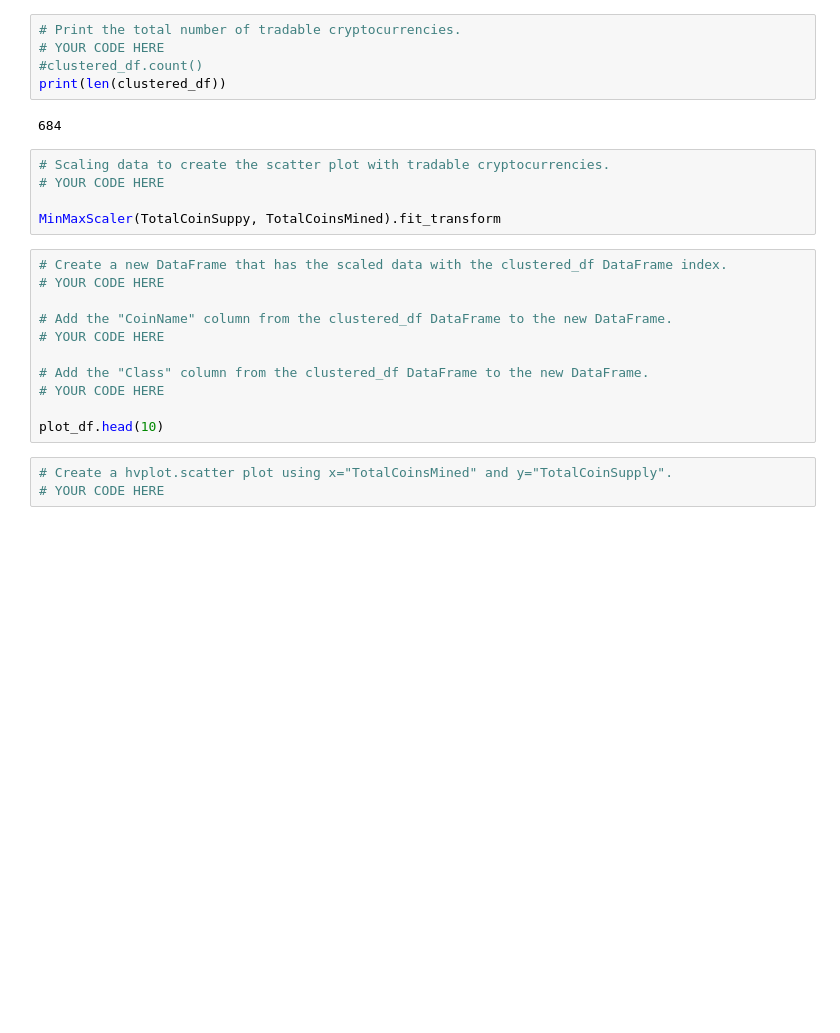
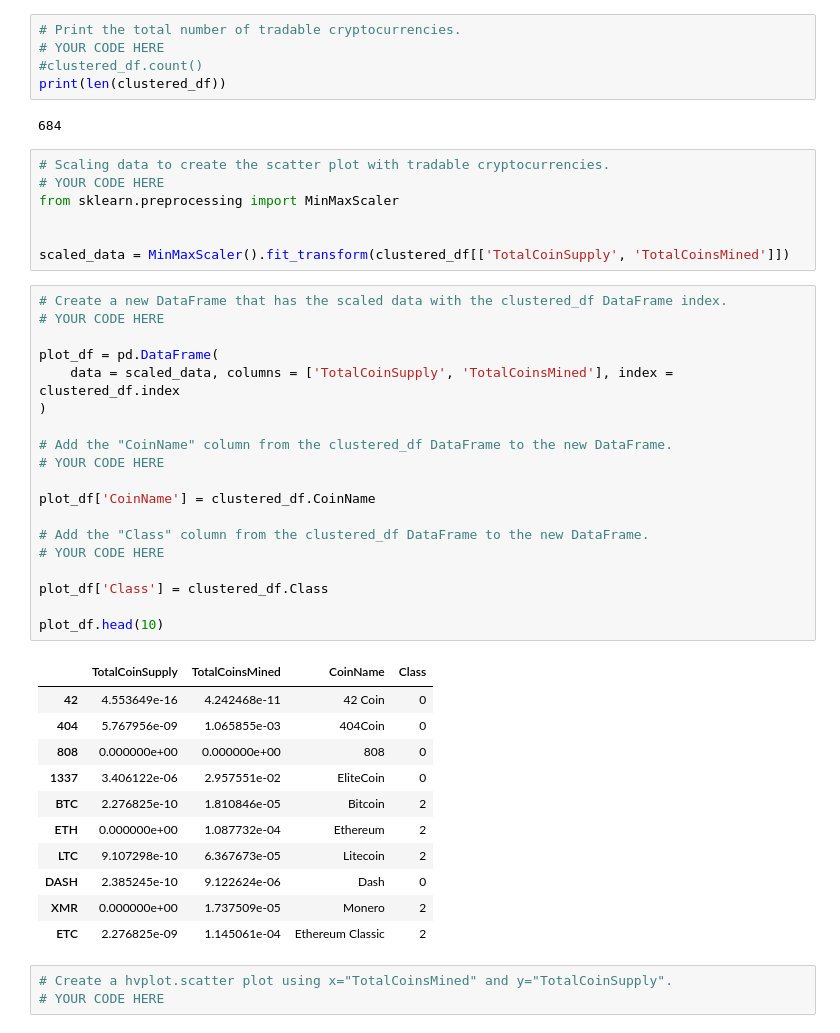
Before and after one commit to RileyCC56/Cryptocurrencies, a Jupyter notebook: Challenge/crypto_clustering.ipynb, the cells around one changed output. Saved outputs shown, nothing was run; the diff lists cells and outputs as text; blank space fills up the shorter version.

```diff
--- a/Challenge/crypto_clustering.ipynb
+++ b/Challenge/crypto_clustering.ipynb
@@ -335,19 +335,41 @@ print(len(clustered_df))
 # %%
 # Scaling data to create the scatter plot with tradable cryptocurrencies.
 # YOUR CODE HERE
+from sklearn.preprocessing import MinMaxScaler
 
-MinMaxScaler(TotalCoinSuppy, TotalCoinsMined).fit_transform
+
+scaled_data = MinMaxScaler().fit_transform(clustered_df[['TotalCoinSupply', 'TotalCoinsMined']])
 # %%
 # Create a new DataFrame that has the scaled data with the clustered_df DataFrame index.
 # YOUR CODE HERE
 
+plot_df = pd.DataFrame(
+    data = scaled_data, columns = ['TotalCoinSupply', 'TotalCoinsMined'], index = clustered_df.index
+)
+
 # Add the "CoinName" column from the clustered_df DataFrame to the new DataFrame.
 # YOUR CODE HERE
+
+plot_df['CoinName'] = clustered_df.CoinName
 
 # Add the "Class" column from the clustered_df DataFrame to the new DataFrame.
 # YOUR CODE HERE
 
+plot_df['Class'] = clustered_df.Class
+
 plot_df.head(10)
+# %% [output]
+|  | TotalCoinSupply | TotalCoinsMined | CoinName | Class |
+| 42 | 4.553649e-16 | 4.242468e-11 | 42 Coin | 0 |
+| 404 | 5.767956e-09 | 1.065855e-03 | 404Coin | 0 |
+| 808 | 0.000000e+00 | 0.000000e+00 | 808 | 0 |
+| 1337 | 3.406122e-06 | 2.957551e-02 | EliteCoin | 0 |
+| BTC | 2.276825e-10 | 1.810846e-05 | Bitcoin | 2 |
+| ETH | 0.000000e+00 | 1.087732e-04 | Ethereum | 2 |
+| LTC | 9.107298e-10 | 6.367673e-05 | Litecoin | 2 |
+| DASH | 2.385245e-10 | 9.122624e-06 | Dash | 0 |
+| XMR | 0.000000e+00 | 1.737509e-05 | Monero | 2 |
+| ETC | 2.276825e-09 | 1.145061e-04 | Ethereum Classic | 2 |
 # %%
 # Create a hvplot.scatter plot using x="TotalCoinsMined" and y="TotalCoinSupply".
 # YOUR CODE HERE
```
